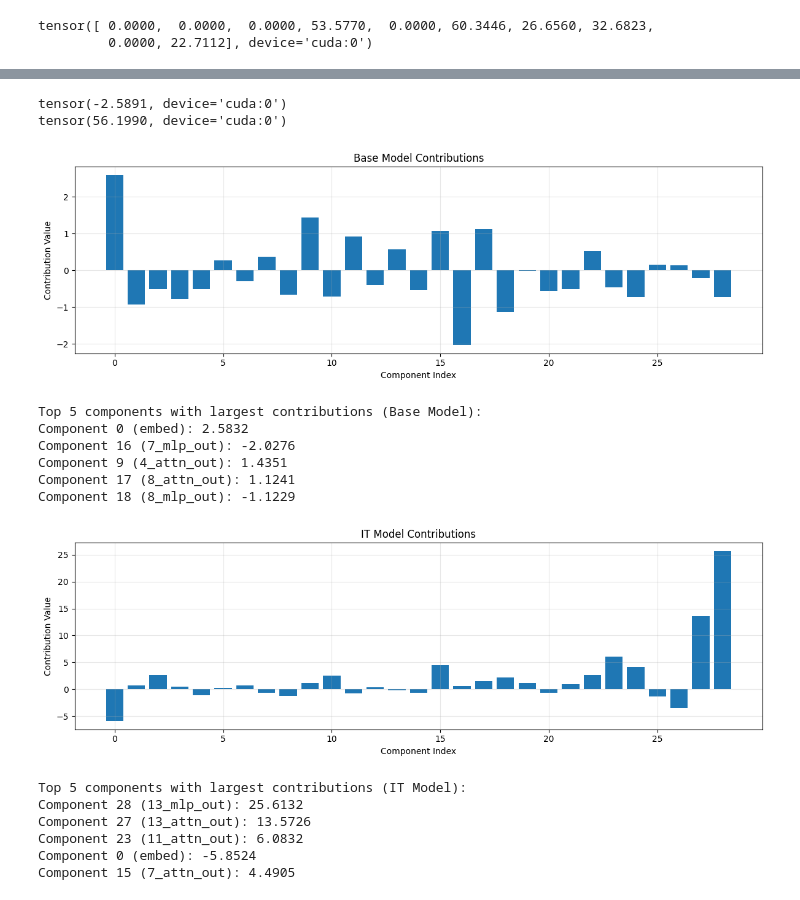
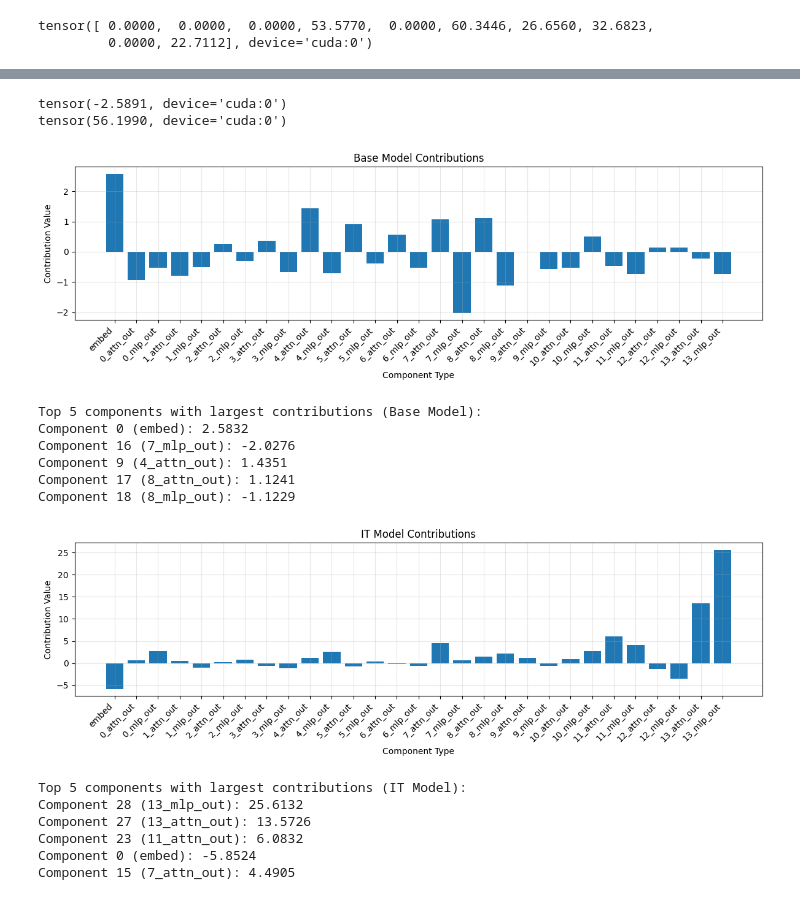
Before and after one commit to good-epic/g2b_base_chat_diff, a Jupyter notebook: attribution.ipynb, the cells around one changed output, grey strips where cells are left out. Cells and saved outputs as stored; diff of their text form; code cells hidden in the pictures.

```diff
--- a/attribution.ipynb
+++ b/attribution.ipynb
@@ -45,9 +45,3 @@ print(features[-10:, 50586])
 # %% [output]
 tensor([ 0.0000,  0.0000,  0.0000, 53.5770,  0.0000, 60.3446, 26.6560, 32.6823,
          0.0000, 22.7112], device='cuda:0')
-# %%
-logits, cache = gemma2_it.run_with_cache(prompt)
-decomposition, labels = cache.decompose_resid(layer=14, return_labels=True)
-print(decomposition.shape)
-print(labels)
-print(cache["blocks.13.hook_resid_pre"].shape)
@@ -81,61 +55,70 @@ def get_feature_preact(model_act, encoder, feature):
 _, cache = gemma2.run_with_cache(prompt)
 _, cache_it = gemma2_it.run_with_cache(prompt)
 
-
-decomposition, labels = cache.decompose_resid(14, return_labels=True)
-decomposition_it, labels = cache_it.decompose_resid(14, return_labels=True)
+_, layer_labels = cache.decompose_resid(14, return_labels=True)
 # %%
 
-contribs_base = []
-contribs_it = []
-for (component_output, component_output_it) in zip(decomposition, decomposition_it):
-    contrib_base = get_feature_preact(component_output, 0, feature)
-    contribs_base.append(contrib_base[0, -7])
-    contrib_it = get_feature_preact(component_output_it, 1, feature)
-    contribs_it.append(contrib_it[0, -7])
+def get_contributions(cache, cache_it, feature, pos):
+    contribs_base = []
+    contribs_it = []
+    decomposition, labels = cache.decompose_resid(14, return_labels=True)
+    decomposition_it, labels = cache_it.decompose_resid(14, return_labels=True)
+    for (component_output, component_output_it) in zip(decomposition, decomposition_it):
+        contrib_base = get_feature_preact(component_output, 0, feature)
+        contribs_base.append(contrib_base[0, pos])
+        contrib_it = get_feature_preact(component_output_it, 1, feature)
+        contribs_it.append(contrib_it[0, pos])
+    return contribs_base, contribs_it
+
+contribs_base, contribs_it = get_contributions(cache, cache_it, feature, -7)
 
 print(sum(contribs_base))
 print(sum(contribs_it))
 
 import matplotlib.pyplot as plt
 
-def plot_contributions(contributions, title, labels=None, top_n=5):
+def plot_contributions(contributions, title, labels=layer_labels, top_n=5):
     # Move tensors to CPU before plotting
     contribs_cpu = [contrib.cpu().item() if hasattr(contrib, 'cpu') else contrib for contrib in contributions]
 
     # Create the plot
     plt.figure(figsize=(12, 4))
     plt.bar(range(len(contribs_cpu)), contribs_cpu)
     plt.title(f'{title} Contributions')
-    plt.xlabel('Component Index')
+    plt.xlabel('Component Type' if labels is None else 'Component Type')
     plt.ylabel('Contribution Value')
     plt.grid(True, alpha=0.3)
+
+    # Add x-axis labels if provided
+    if labels is not None:
+        plt.xticks(range(len(contribs_cpu)), labels, rotation=45, ha='right')
+
     plt.tight_layout()
     plt.show()
 
     # Print the components with the largest absolute contributions
     if labels is not None:
         print(f"Top {top_n} components with largest contributions ({title}):")
         top_indices = sorted(range(len(contribs_cpu)), key=lambda i: abs(contribs_cpu[i]), reverse=True)[:top_n]
         for i in top_indices:
             print(f"Component {i} ({labels[i]}): {contribs_cpu[i]:.4f}")
 
 # Plot for base model
-plot_contributions(contribs_base, "Base Model", labels)
+plot_contributions(contribs_base, "Base Model")
 
 # Plot for IT model
-plot_contributions(contribs_it, "IT Model", labels)
+plot_contributions(contribs_it, "IT Model")
 # %% [output]
 tensor(-2.5891, device='cuda:0')
 tensor(56.1990, device='cuda:0')
-[figure, old version]
+[figure, new version]
 Top 5 components with largest contributions (Base Model):
 Component 0 (embed): 2.5832
 Component 16 (7_mlp_out): -2.0276
 Component 9 (4_attn_out): 1.4351
 Component 17 (8_attn_out): 1.1241
 Component 18 (8_mlp_out): -1.1229
-[figure, old version]
+[figure, new version]
 Top 5 components with largest contributions (IT Model):
 Component 28 (13_mlp_out): 25.6132
 Component 27 (13_attn_out): 13.5726
```
Also changed, not shown: parts of 8 cells of this notebook.
